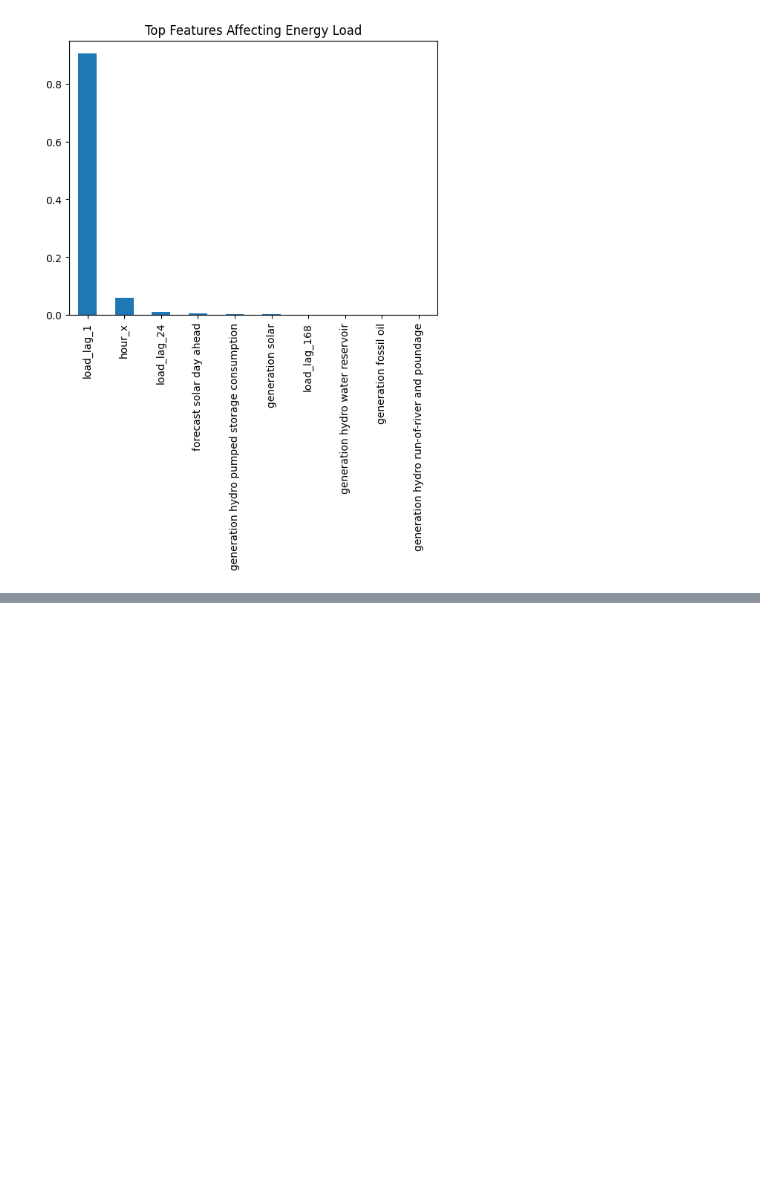
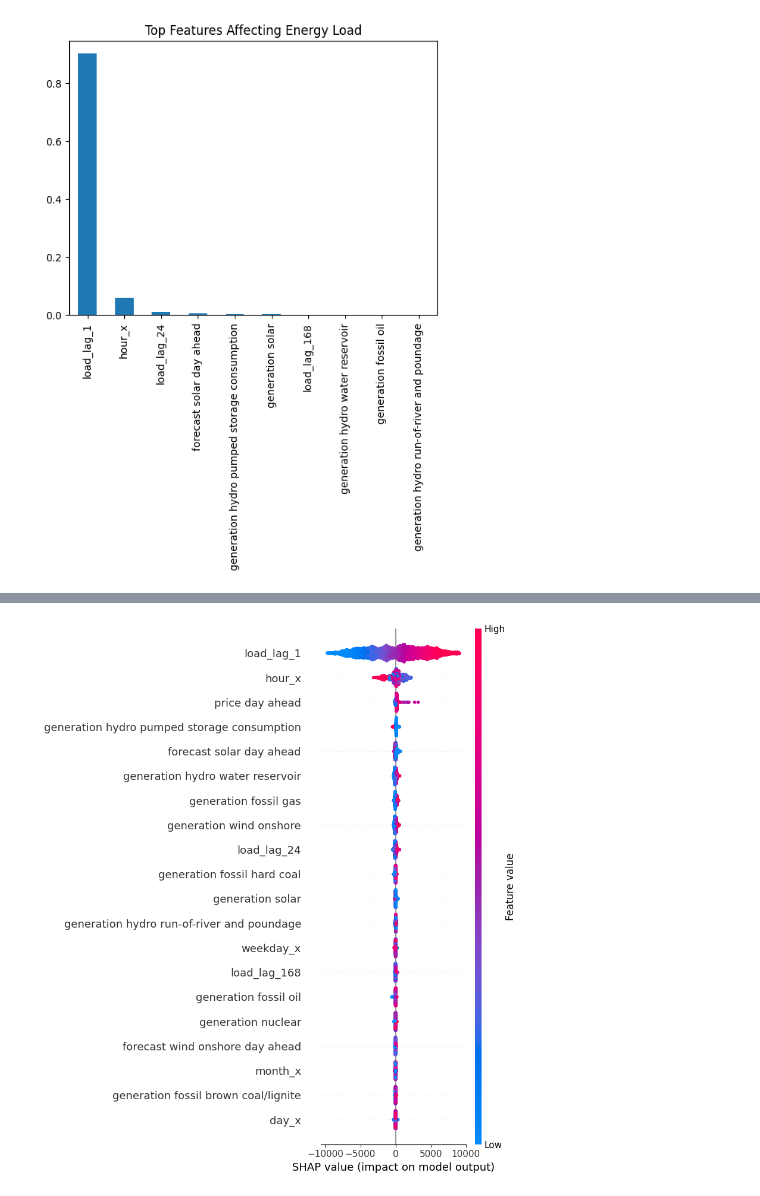
Before and after one commit to dharm3004/OptiCore-AI-Industrial-Engine, a Jupyter notebook: notebooks/04_model_training.ipynb, the cells around one changed output, grey strips where cells are left out. Saved outputs shown, nothing was run; the diff lists cells and outputs as text; code cells hidden in the pictures; blank space fills up the shorter version.

```diff
--- a/notebooks/04_model_training.ipynb
+++ b/notebooks/04_model_training.ipynb
@@ -257,0 +280,10 @@ print(results)
+# %%
+best_xgb = grid.best_estimator_
+
+tuned_pred = best_xgb.predict(X_test)
+
+tuned_mae = mean_absolute_error(y_test, tuned_pred)
+tuned_r2 = r2_score(y_test, tuned_pred)
+
+print("Tuned XGBoost MAE:", tuned_mae)
+print("Tuned XGBoost R2:", tuned_r2)
@@ -335,0 +408,14 @@ plt.show()
+# %%
+# SHAP =
+
+# Technique to explain why a machine learning model made a prediction.
+
+import shap
+
+explainer = shap.Explainer(best_xgb)
+
+shap_values = explainer(X_test)
+
+shap.summary_plot(shap_values, X_test)
+# %% [output]
+[figure, added]
```
Also changed, not shown: parts of 16 cells of this notebook, 1 other file.
